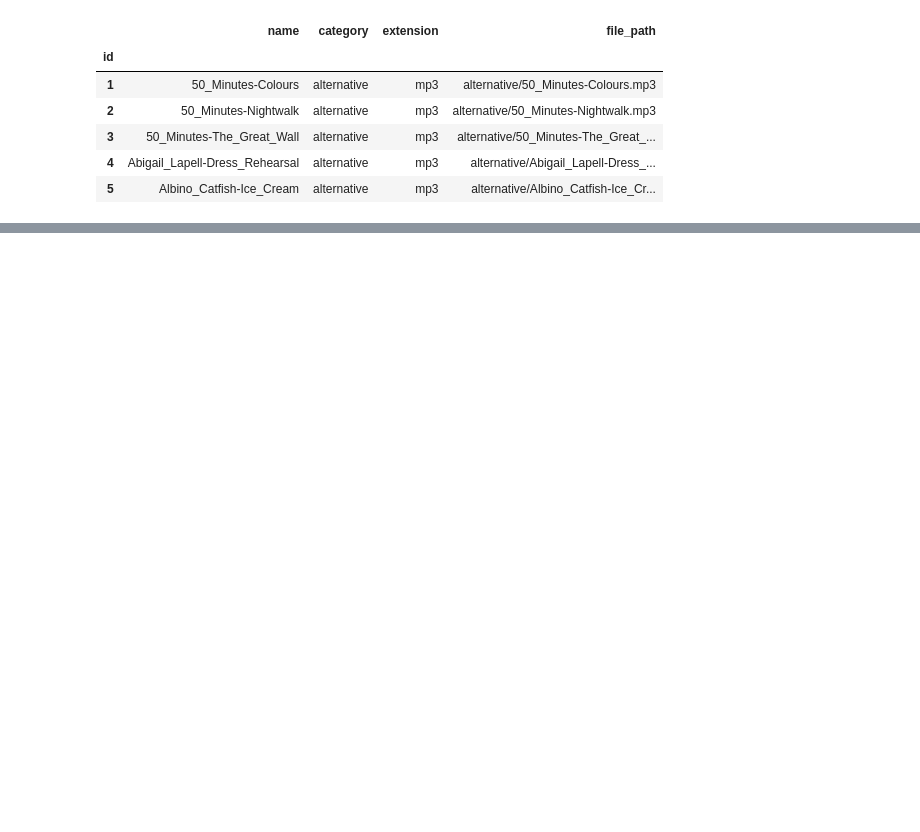
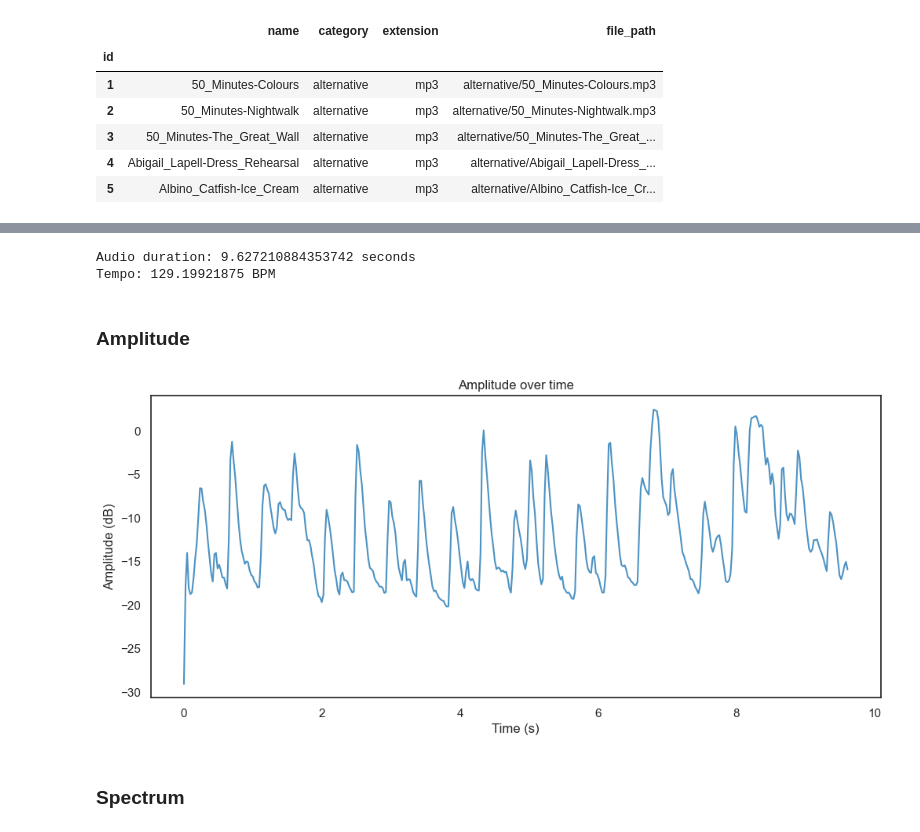
Before and after one commit to C7A7A/audio-analysis-postgres, a Jupyter notebook: analyse-audio.ipynb, the cells around one changed output, grey strips where cells are left out. Cells and saved outputs as stored; diff of their text form; code cells hidden in the pictures; blank space fills up the shorter version.

```diff
--- a/analyse-audio.ipynb
+++ b/analyse-audio.ipynb
@@ -30,0 +97,39 @@ display_audio(audio)
+# %%
+# Get the duration in seconds
+duration = librosa.get_duration(y=y, sr=sr)
+print(f"Audio duration: {duration} seconds")
+
+# Get the tempo (beats per minute)
+tempo, _ = librosa.beat.beat_track(y=y, sr=sr)
+print(f"Tempo: {tempo} BPM")
+# %% [output]
+Audio duration: 9.627210884353742 seconds
+Tempo: 129.19921875 BPM
+# %% [markdown]
+### Amplitude
+# %%
+def plot_amplitude(y, sr):
+    fig, ax = plt.subplots(figsize=(12, 5))
+
+    # Extract the amplitude
+    magnitude_spec = librosa.amplitude_to_db(librosa.magphase(librosa.stft(y))[0])
+
+    # Collapse the frequency dimension by taking the mean
+    amplitude = magnitude_spec.mean(axis=0)
+
+    # Calculate the time axis in seconds
+    time = librosa.times_like(amplitude, sr=sr)
+
+    plot = plt.plot(time, amplitude, alpha=0.8)
+    plt.title('Amplitude over time')
+    plt.xlabel('Time (s)')
+    plt.ylabel('Amplitude (dB)')
+
+    return fig, plot
+# %%
+figure, plot = plot_amplitude(y, sr)
+plt.show()
+# %% [output]
+[figure, added]
+# %% [markdown]
+### Spectrum
```
Also changed, not shown: parts of 36 cells of this notebook, 1 other file.
